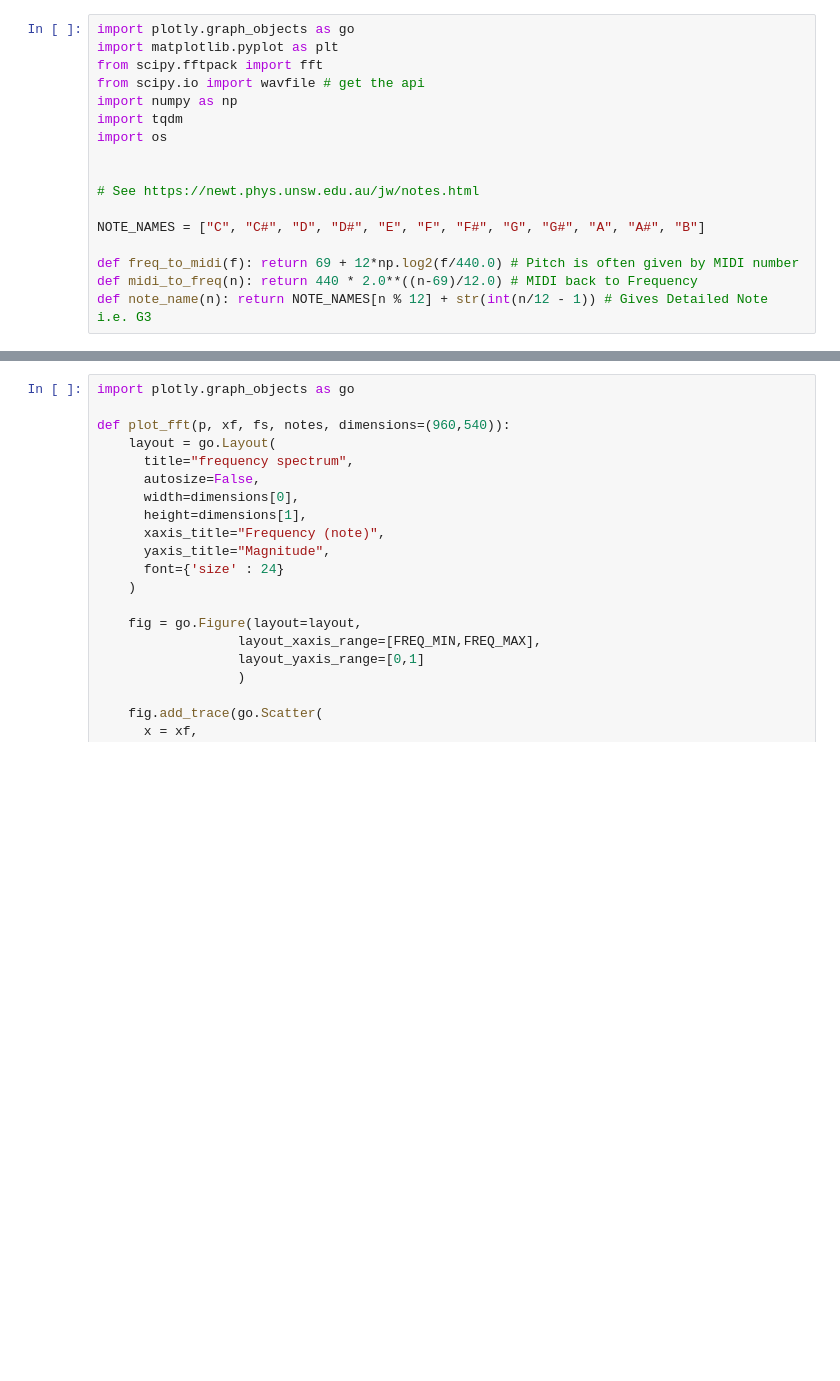
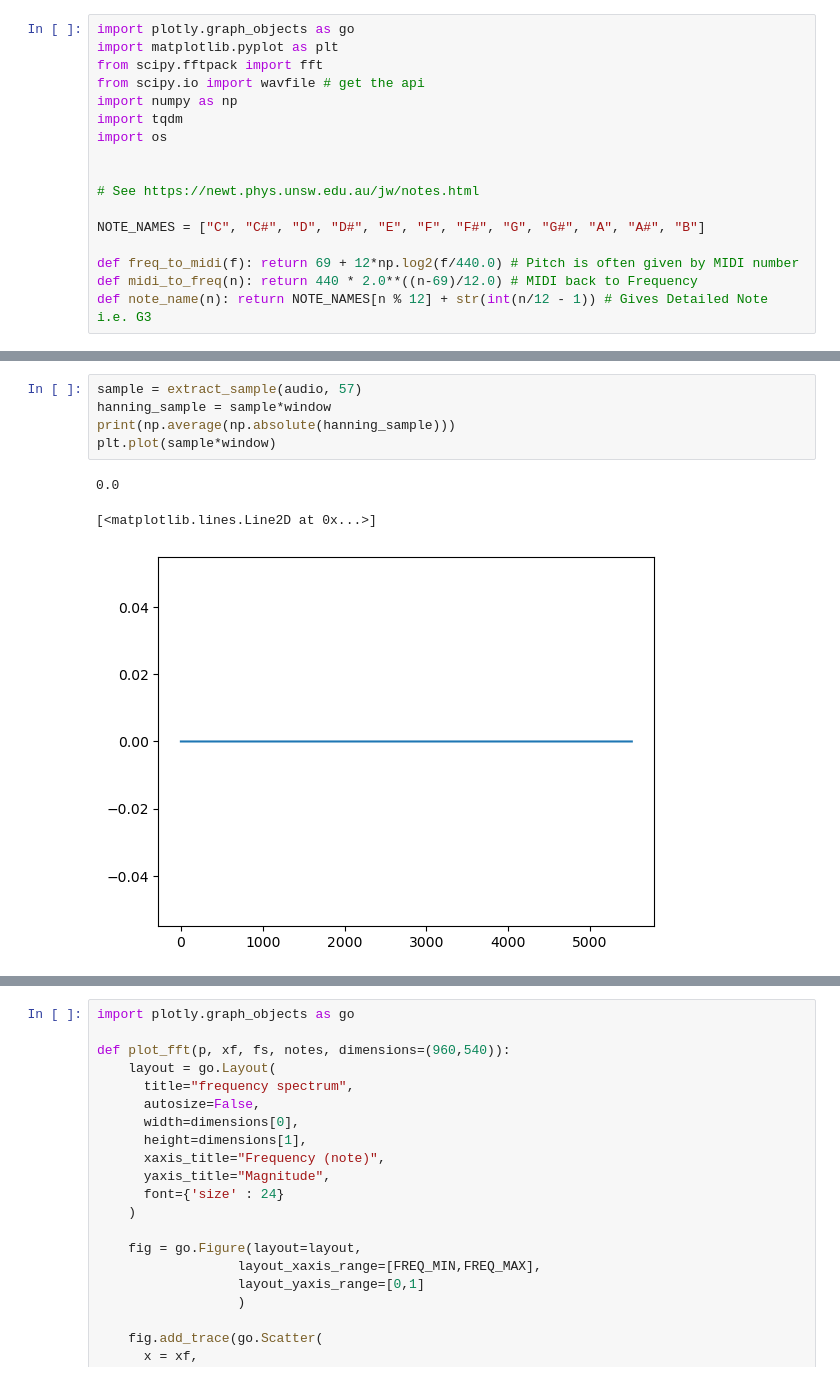
Before and after one commit to ivan-sepulveda/music-fourier-transforms, a Jupyter notebook: Extract Notes & Keys V1.ipynb, the cells around one changed output, grey strips where cells are left out. Cells and saved outputs as stored; diff of their text form; blank space fills up the shorter version.

```diff
--- a/Extract Notes & Keys V1.ipynb
+++ b/Extract Notes & Keys V1.ipynb
@@ -101 +149,10 @@ RESOLUTION = (1920/2, 1080/2)
+# %%
+sample = extract_sample(audio, 57)
+hanning_sample = sample*window
+print(np.average(np.absolute(hanning_sample)))
+plt.plot(sample*window)
+# %% [output]
+0.0
+[<matplotlib.lines.Line2D at 0x...>]
+[figure, added]
 # %%
```
Also changed, not shown: parts of 39 cells of this notebook.
